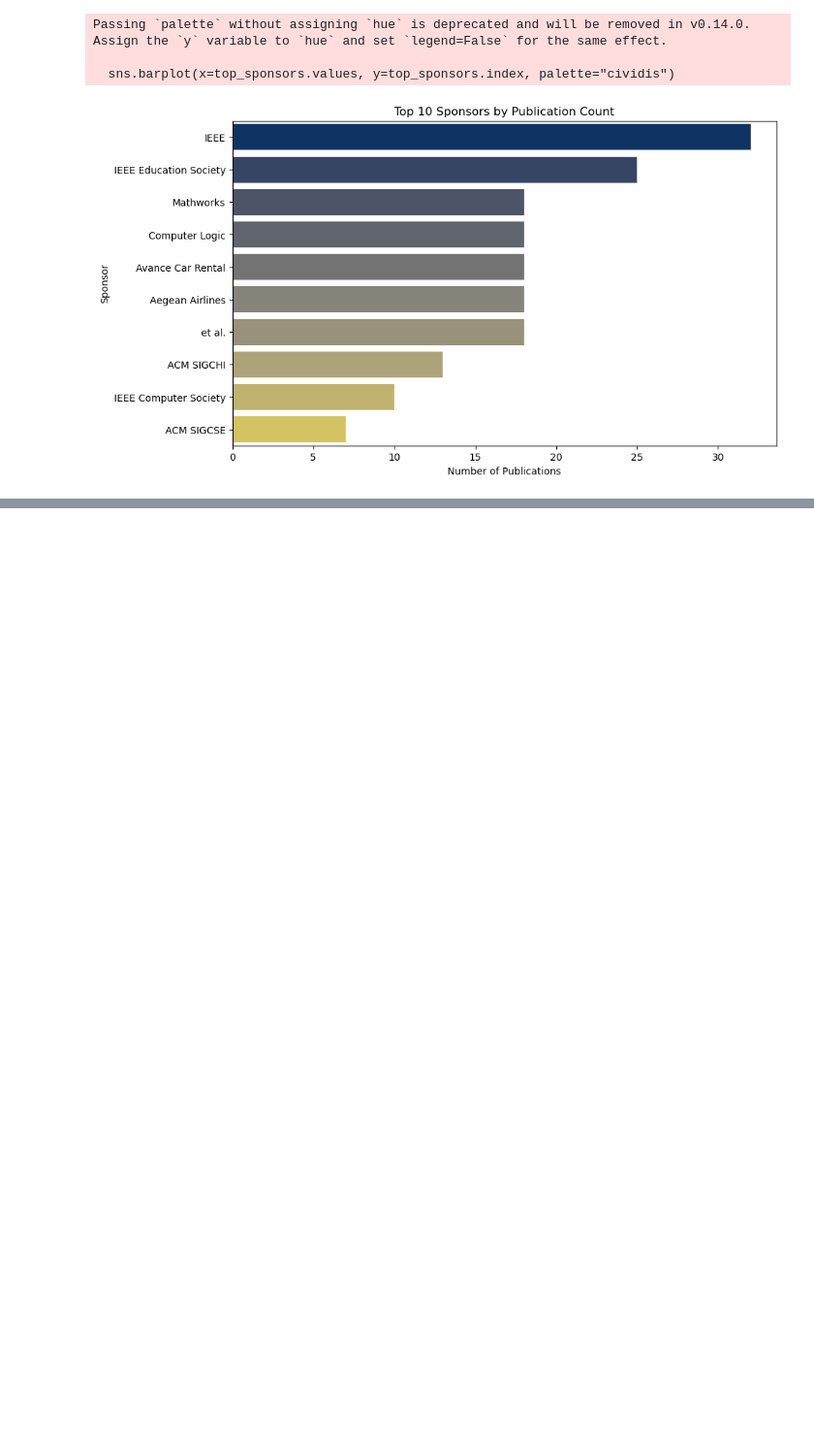
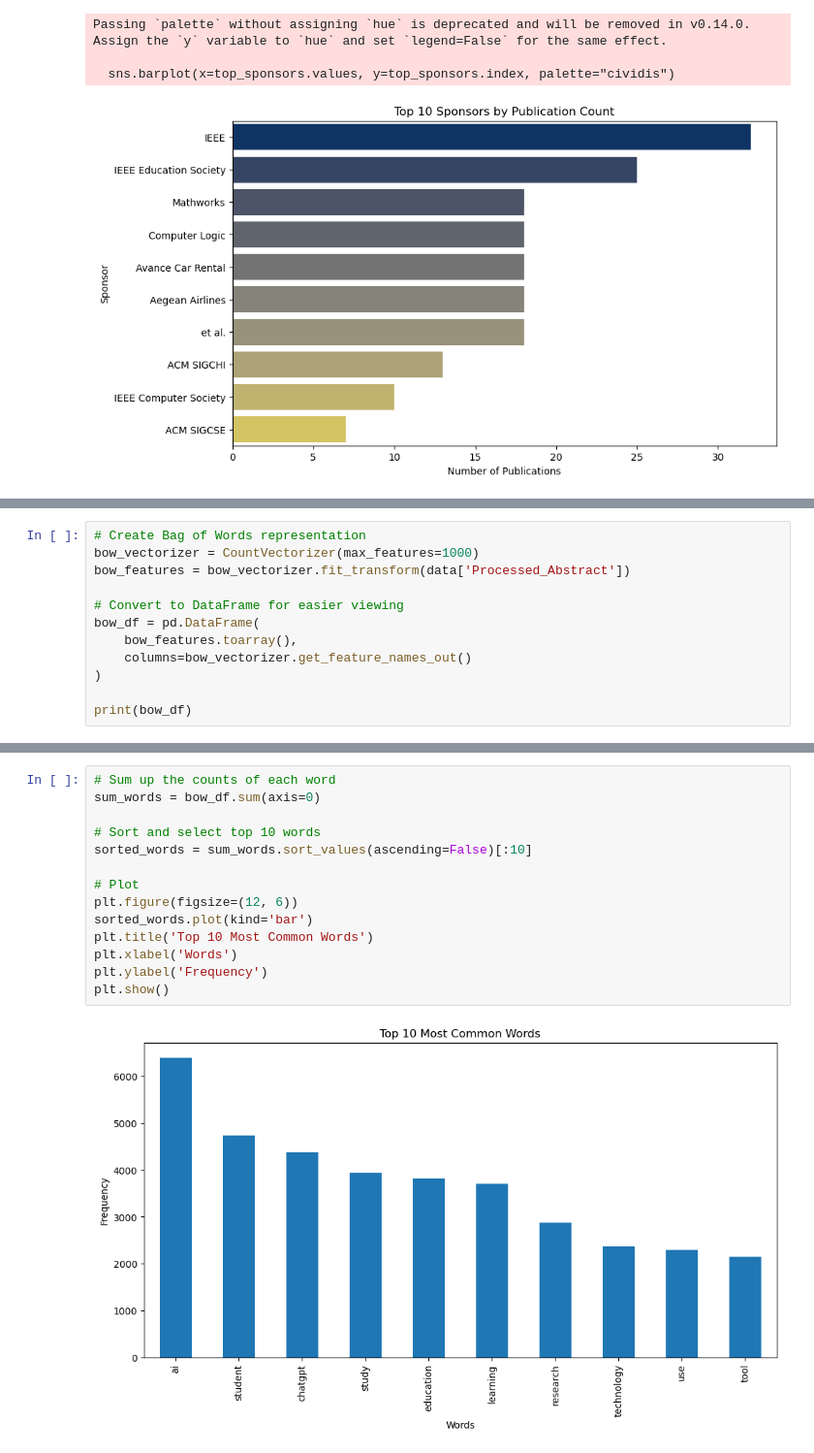
Before and after one commit to RafaelSGil/Edu-AI, a Jupyter notebook: notebook/EduAI.ipynb, the cells around one changed output, grey strips where cells are left out. Shown at 97% size. Drawn from its saved outputs; the diff is of its cells as text; blank space fills up the shorter version.

```diff
--- a/notebook/EduAI.ipynb
+++ b/notebook/EduAI.ipynb
@@ -562,0 +777,12 @@ Passing `palette` without assigning `hue` is deprecated and will be removed in v
+# %%
+# Create Bag of Words representation
+bow_vectorizer = CountVectorizer(max_features=1000)
+bow_features = bow_vectorizer.fit_transform(data['Processed_Abstract'])
+
+# Convert to DataFrame for easier viewing
+bow_df = pd.DataFrame(
+    bow_features.toarray(),
+    columns=bow_vectorizer.get_feature_names_out()
+)
+
+print(bow_df)
@@ -562,0 +807,16 @@ Passing `palette` without assigning `hue` is deprecated and will be removed in v
+# %%
+# Sum up the counts of each word
+sum_words = bow_df.sum(axis=0)
+
+# Sort and select top 10 words
+sorted_words = sum_words.sort_values(ascending=False)[:10]
+
+# Plot
+plt.figure(figsize=(12, 6))
+sorted_words.plot(kind='bar')
+plt.title('Top 10 Most Common Words')
+plt.xlabel('Words')
+plt.ylabel('Frequency')
+plt.show()
+# %% [output]
+[figure, added]
```
Also changed, not shown: parts of 72 cells of this notebook, 1 other file.
